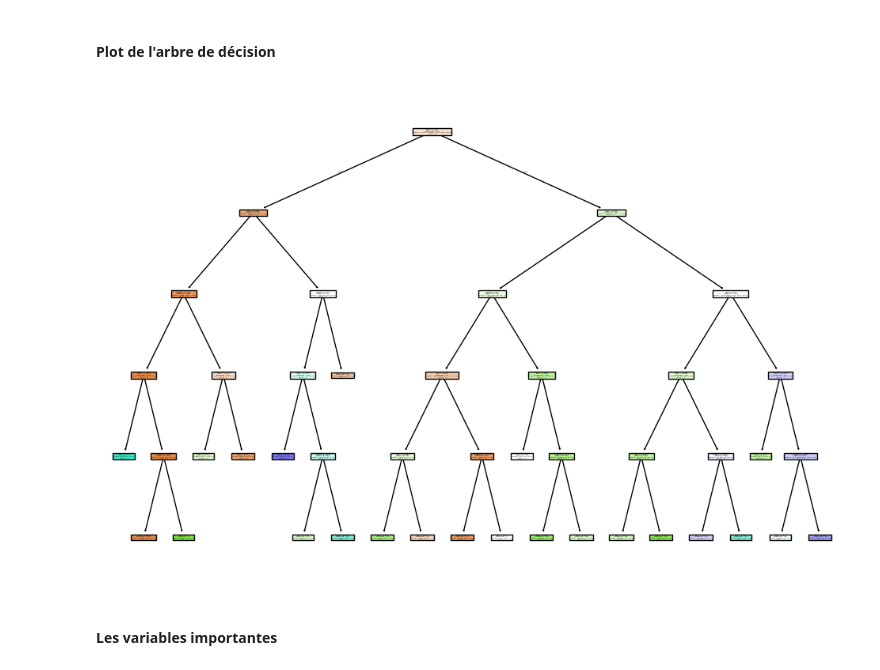
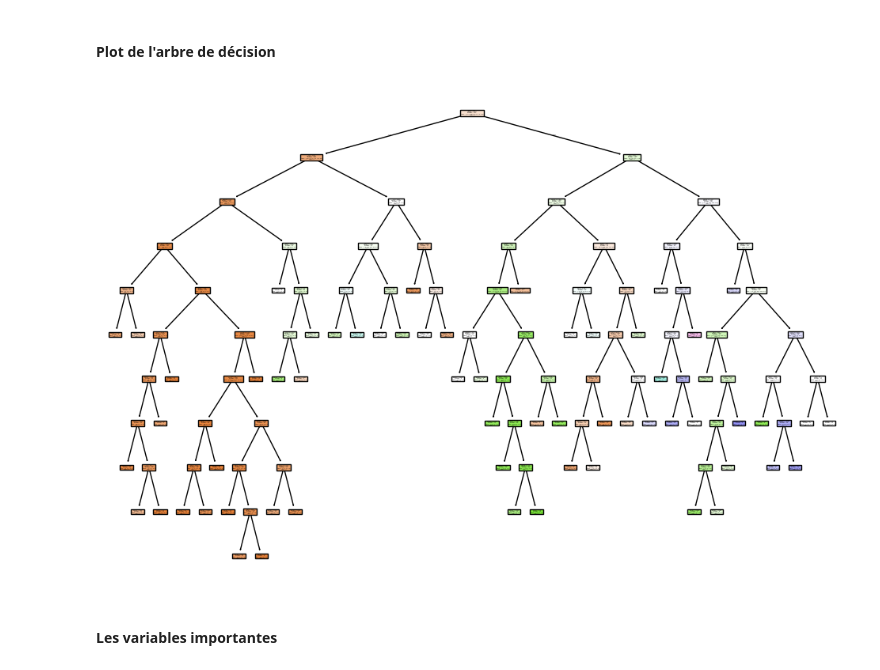
Before and after one commit to Abdelaali-LAMRANI/Mini-Projet-N-1-Les-arbres-de-d-cision, a Jupyter notebook: data_mining.ipynb, the cells around one changed output. Saved outputs shown, nothing was run; the diff lists cells and outputs as text; code cells hidden in the pictures.

```diff
--- a/data_mining.ipynb
+++ b/data_mining.ipynb
@@ -657,11 +662,11 @@ RobustScaler - Cross-validated accuracy: 0.4759
 # %%
 # Visualiser l'arbre de décision
 plt.figure(figsize=(12, 8))
-plot_tree(model, filled=True, feature_names=X.columns, class_names=['0','1', '2', '3', '4'])
-plt.savefig('decision_tree.png')
+plot_tree(best_model, filled=True, feature_names=X.columns, class_names=['0','1', '2', '3', '4'])
+#plt.savefig('decision_tree.png')
 plt.show()
 # %% [output]
-[figure, old version]
+[figure, new version]
 # %% [markdown]
 #### **Les variables importantes**
 # %%
```
Also changed, not shown: parts of 46 cells of this notebook.
